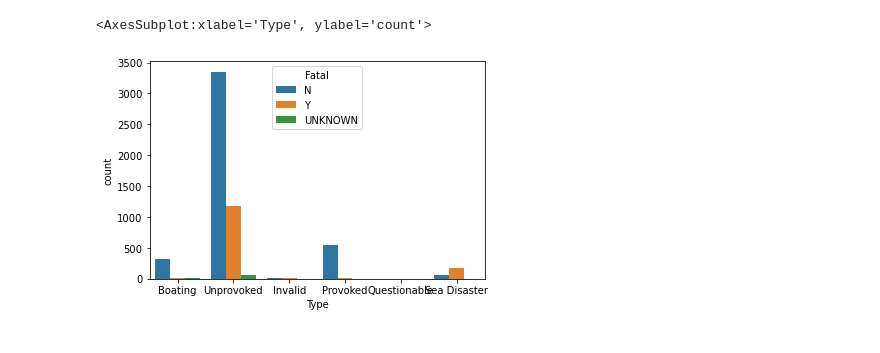
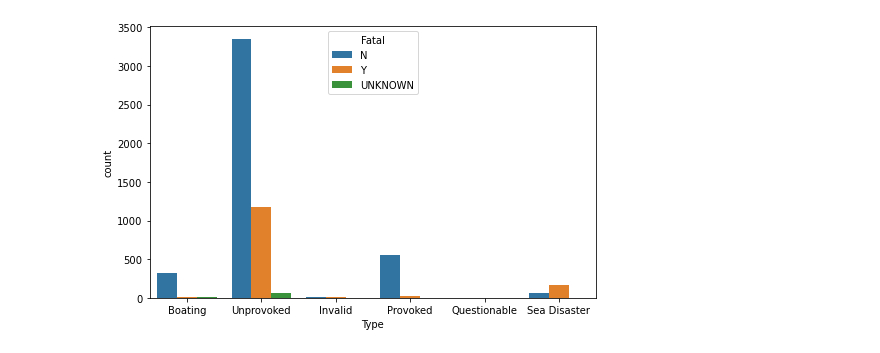
Before and after one commit to as-Solo/SharkAttack_Project, a Jupyter notebook: 03_Visualizacion_de_hipotesis.ipynb, the cells around one changed output. Saved outputs shown, nothing was run; the diff lists cells and outputs as text; code cells hidden in the pictures.

```diff
--- a/03_Visualizacion_de_hipotesis.ipynb
+++ b/03_Visualizacion_de_hipotesis.ipynb
@@ -7,5 +8,5 @@ import seaborn as sns
 # %%
-data = pd.read_csv("data/Shark_clean.csv",encoding = "ISO-8859-1")
+data = pd.read_csv("data/Shark_clean.csv", encoding = "ISO-8859-1", index_col = 0)
 # %%
 data.describe()
 # %% [output]
@@ -83,5 +119,5 @@ sns.histplot(data.Decade)
 # %%
-sns.countplot(x = data.Type, hue = data.Fatal)
+fig, axs = plt.subplots(1, figsize=(8, 5))
+mortalidad = sns.countplot(x = data.Type, hue = data.Fatal)
 # %% [output]
-<AxesSubplot:xlabel='Type', ylabel='count'>
-[figure, old version]
+[figure, new version]
```
Also changed, not shown: parts of 27 cells of this notebook, 13 other files.
